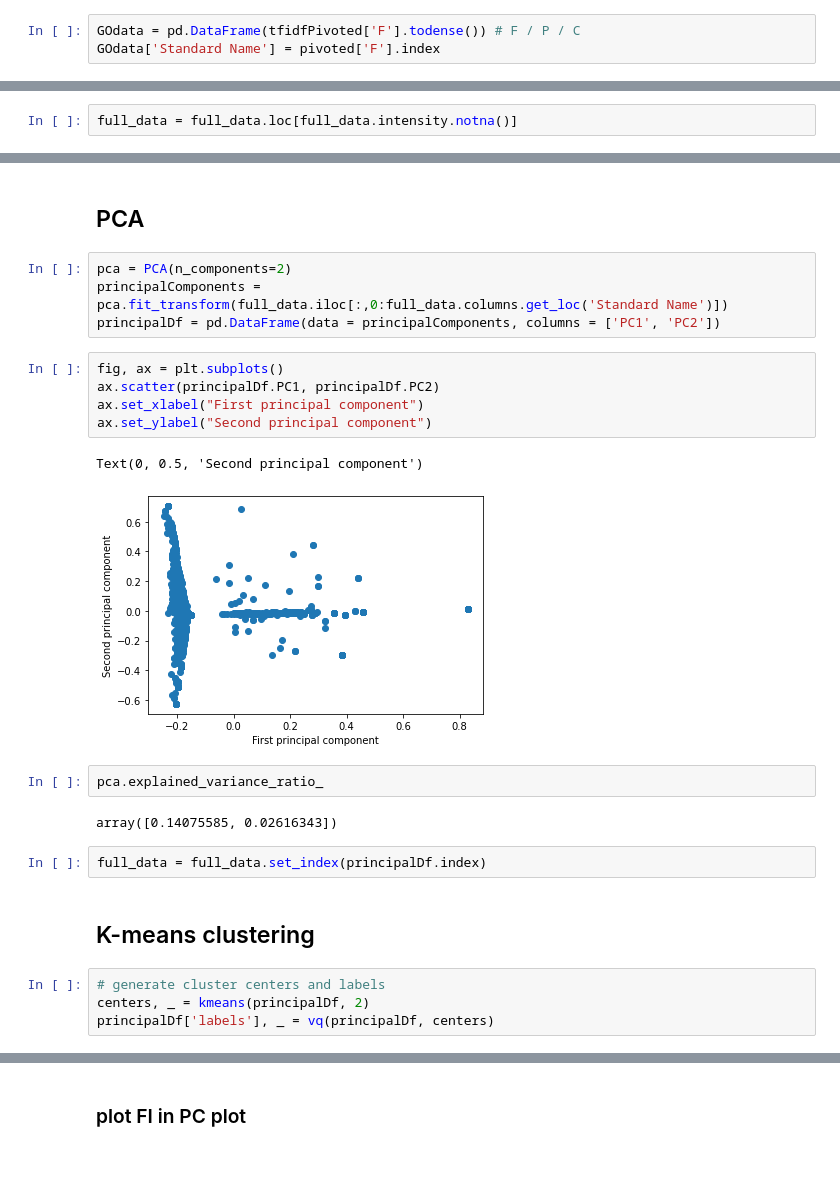
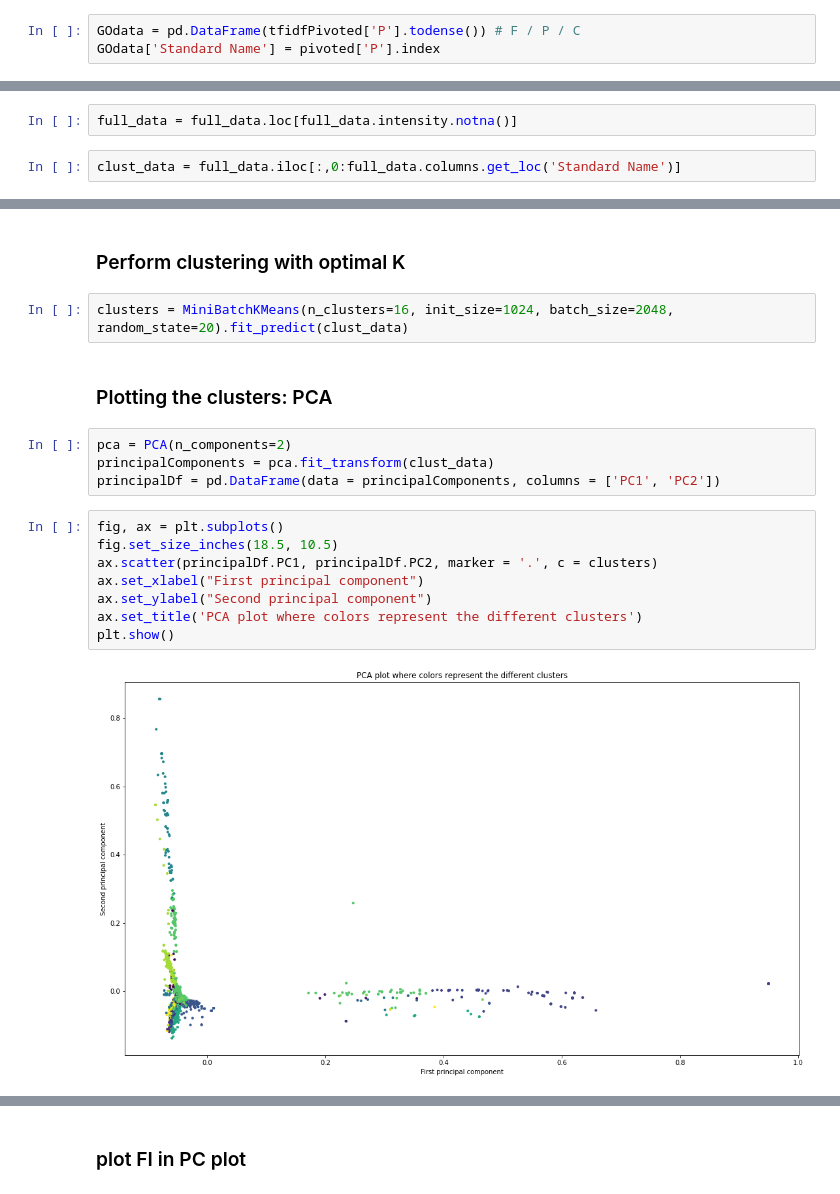
Before and after one commit to IBP-21-22/intbioproj, a Jupyter notebook: code/Kmeans.ipynb, the cells around one changed output, grey strips where cells are left out. Saved outputs shown, nothing was run; the diff lists cells and outputs as text; blank space fills up the shorter version.

Commit message:
Updated kmeans

```diff
--- a/code/Kmeans.ipynb
+++ b/code/Kmeans.ipynb
@@ -15,8 +19,8 @@ from sklearn.cluster import SpectralClustering
 with open('../processed_data/geneOntologyDataset.pkl', 'rb') as inp:
     [pivoted, tfidfPivoted] = pkl.load(inp)
 # %%
-GOdata = pd.DataFrame(tfidfPivoted['F'].todense()) # F / P / C
-GOdata['Standard Name'] = pivoted['F'].index
+GOdata = pd.DataFrame(tfidfPivoted['P'].todense()) # F / P / C
+GOdata['Standard Name'] = pivoted['P'].index
 # %% [markdown]
 ### Import FI data
 # %%
@@ -24,3 +28,5 @@ FIdata = pd.read_excel('../raw_data/41592_2018_45_MOESM4_ESM.xlsx', skiprows = 6
 full_data = pd.merge(GOdata, FIdata, on = 'Standard Name', how = 'left')
 # %%
 full_data = full_data.loc[full_data.intensity.notna()]
+# %%
+clust_data = full_data.iloc[:,0:full_data.columns.get_loc('Standard Name')]
@@ -27,26 +75,20 @@ full_data = full_data.loc[full_data.intensity.notna()]
+# %% [markdown]
+### Perform clustering with optimal K
+# %%
+clusters = MiniBatchKMeans(n_clusters=16, init_size=1024, batch_size=2048, random_state=20).fit_predict(clust_data)
 # %% [markdown]
-## PCA
+### Plotting the clusters: PCA
 # %%
 pca = PCA(n_components=2)
-principalComponents = pca.fit_transform(full_data.iloc[:,0:full_data.columns.get_loc('Standard Name')])
+principalComponents = pca.fit_transform(clust_data)
 principalDf = pd.DataFrame(data = principalComponents, columns = ['PC1', 'PC2'])
 # %%
 fig, ax = plt.subplots()
-ax.scatter(principalDf.PC1, principalDf.PC2)
+fig.set_size_inches(18.5, 10.5)
+ax.scatter(principalDf.PC1, principalDf.PC2, marker = '.', c = clusters)
 ax.set_xlabel("First principal component")
 ax.set_ylabel("Second principal component")
+ax.set_title('PCA plot where colors represent the different clusters')
+plt.show()
 # %% [output]
-Text(0, 0.5, 'Second principal component')
-[figure, old version]
+[figure, new version]
-# %%
-pca.explained_variance_ratio_
-# %% [output]
-array([0.14075585, 0.02616343])
-# %%
-full_data = full_data.set_index(principalDf.index)
-# %% [markdown]
-## K-means clustering
-# %%
-# generate cluster centers and labels
-centers, _ = kmeans(principalDf, 2)
-principalDf['labels'], _ = vq(principalDf, centers)
```
Also changed, not shown: parts of 23 cells of this notebook, 5 other files.
